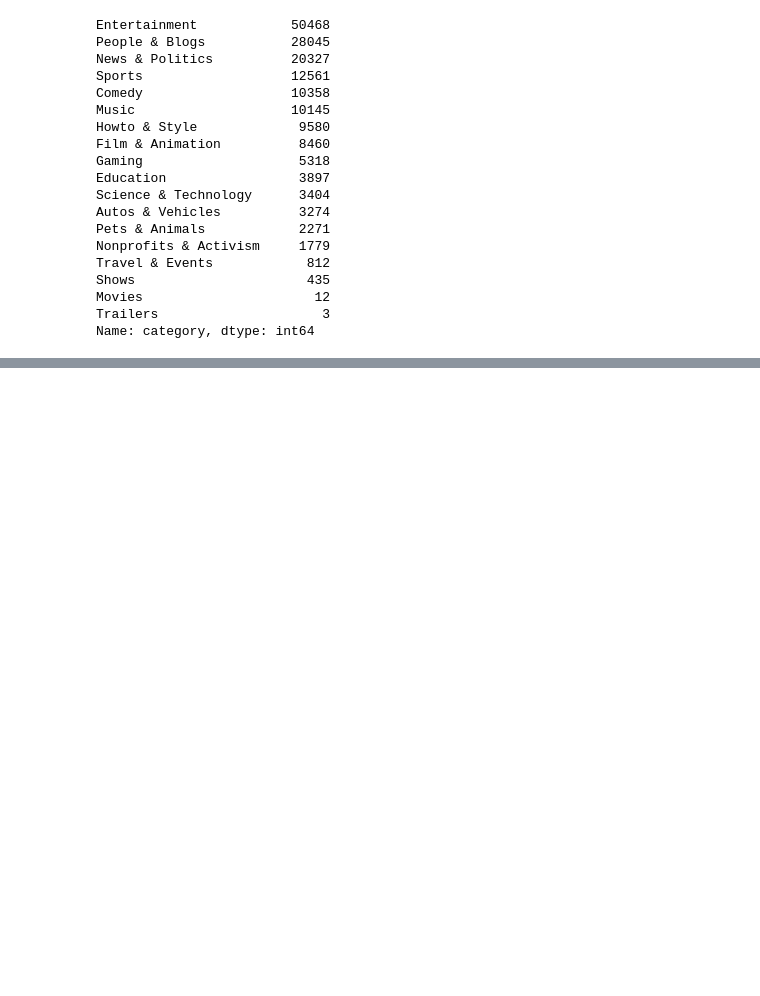
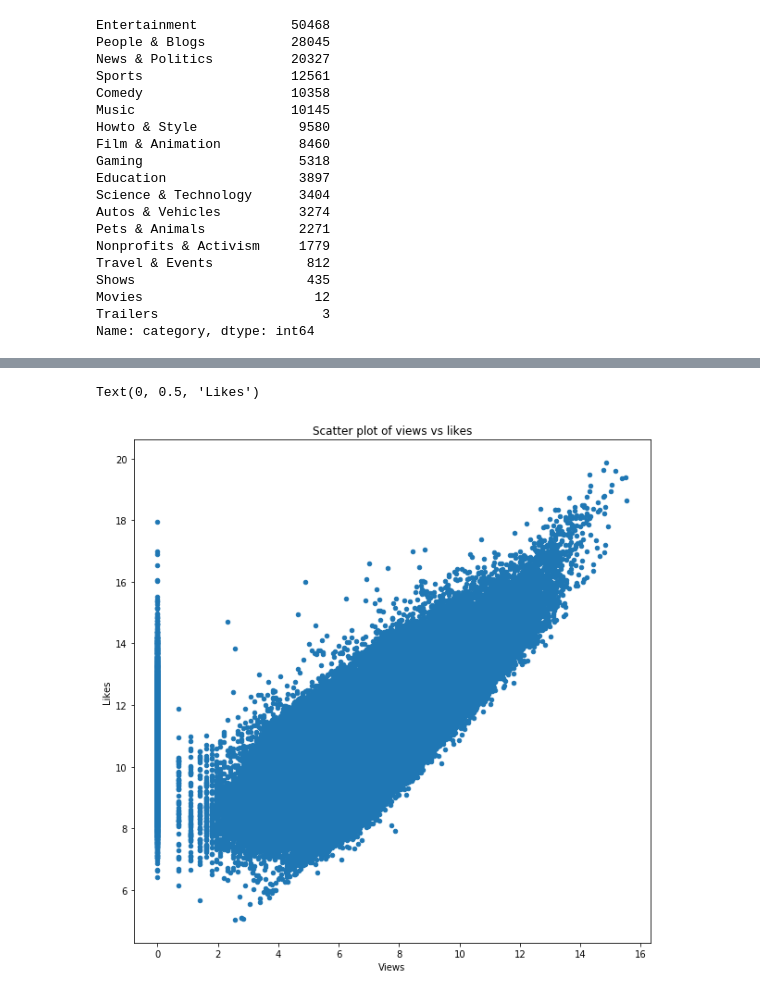
Before and after one commit to krispeta21/Capstone1, a Jupyter notebook: youtube-revised.ipynb, the cells around one changed output, grey strips where cells are left out. Drawn from its saved outputs; the diff is of its cells as text; code cells hidden in the pictures; blank space fills up the shorter version.

```diff
--- a/youtube-revised.ipynb
+++ b/youtube-revised.ipynb
@@ -229,8 +332,11 @@ ax.set_ylabel('Likes')# Set text for y axis
 # %%
 import matplotlib.pyplot as plt
-fig = plt.figure(figsize=(20, 20)) # define plot area
+fig = plt.figure(figsize=(10, 10)) # define plot area
 ax = fig.gca() # define axis
-df.plot(kind = 'scatter', x = 'category_id', y = 'likes', ax = ax)
+df.plot(kind = 'scatter', x = 'log_likes', y = 'log_views', ax = ax)
 ax.set_title('Scatter plot of views vs likes') # Give the plot a main title
 ax.set_xlabel('Views') # Set text for the x axis
 ax.set_ylabel('Likes')# Set text for y axis
+# %% [output]
+Text(0, 0.5, 'Likes')
+[figure, added]
```
Also changed, not shown: parts of 26 cells of this notebook.
